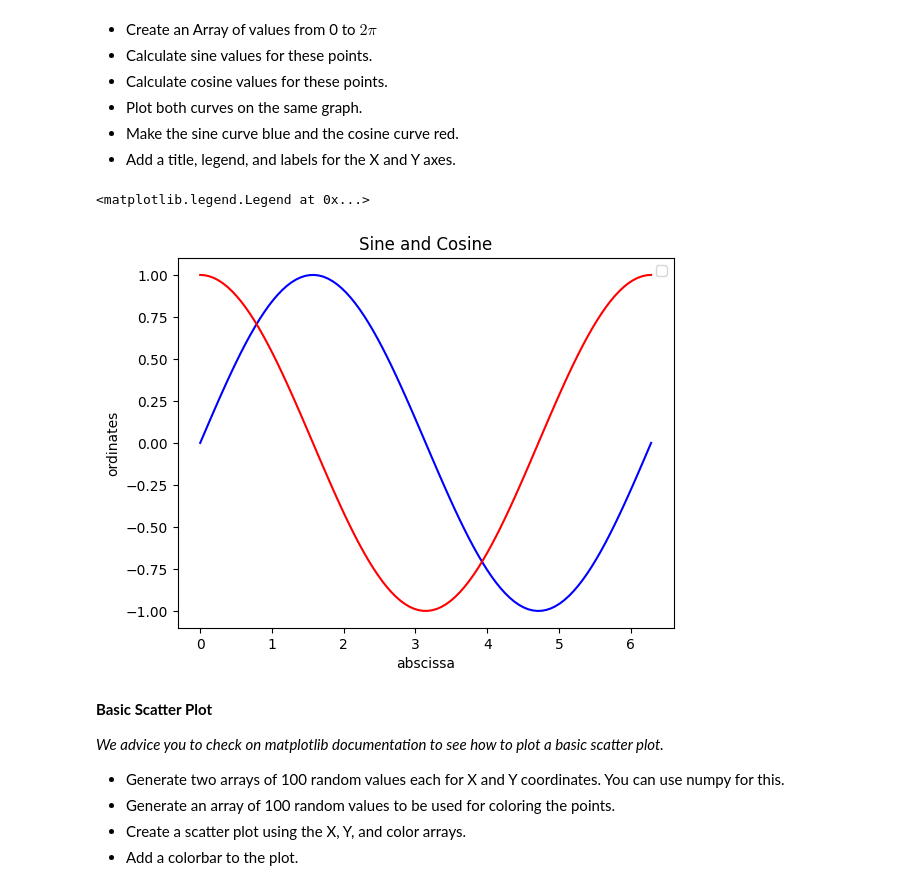
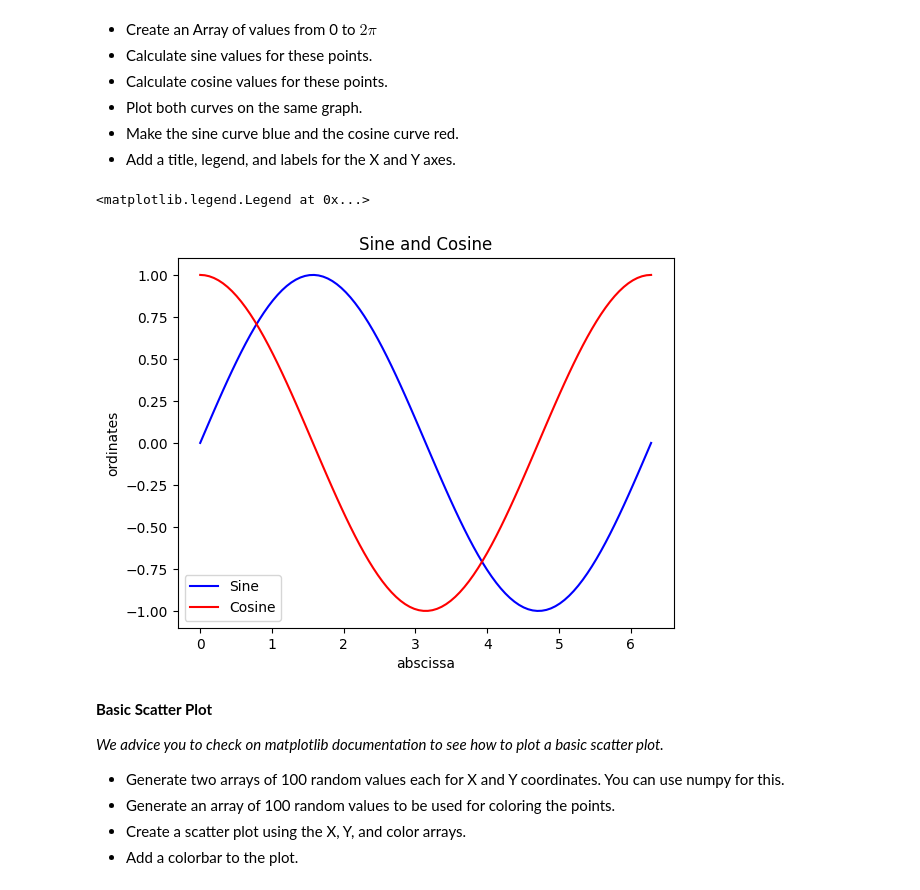
Before and after one commit to RaoulSinde/python-222, a Jupyter notebook: python_session_4.ipynb, the cells around one changed output. Cells and saved outputs as stored; diff of their text form; code cells hidden in the pictures.

```diff
--- a/python_session_4.ipynb
+++ b/python_session_4.ipynb
@@ -108,17 +108,21 @@ plt.plot(x,y)
 - Add a title, legend, and labels for the X and Y axes.
 # %%
 ## Insert your code here
-t=np.linspace(0,2*np.pi,100)
-sine_values=np.sin(t)
-cosine_values=np.cos(t)
-plt.plot(t, sine_values, 'b', t, cosine_values, 'r')
+t = np.linspace(0, 2 * np.pi, 100)
+sine_values = np.sin(t)
+cosine_values = np.cos(t)
+
+plt.plot(t, sine_values, 'b', label='Sine')
+plt.plot(t, cosine_values, 'r', label='Cosine')
+
 plt.title('Sine and Cosine')
 plt.xlabel('abscissa')
 plt.ylabel('ordinates')
+
 plt.legend()
 # %% [output]
 <matplotlib.legend.Legend at 0x...>
-[figure, old version]
+[figure, new version]
 # %% [markdown]
 
 
```
Also changed, not shown: parts of 8 cells of this notebook.
